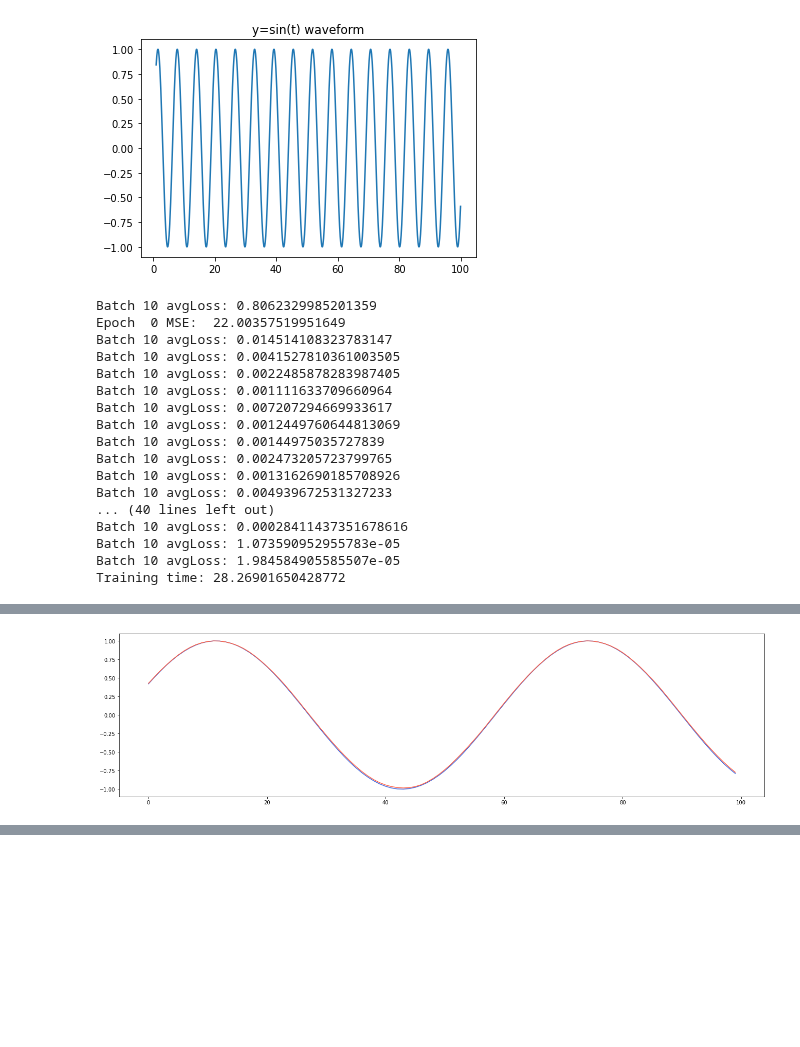
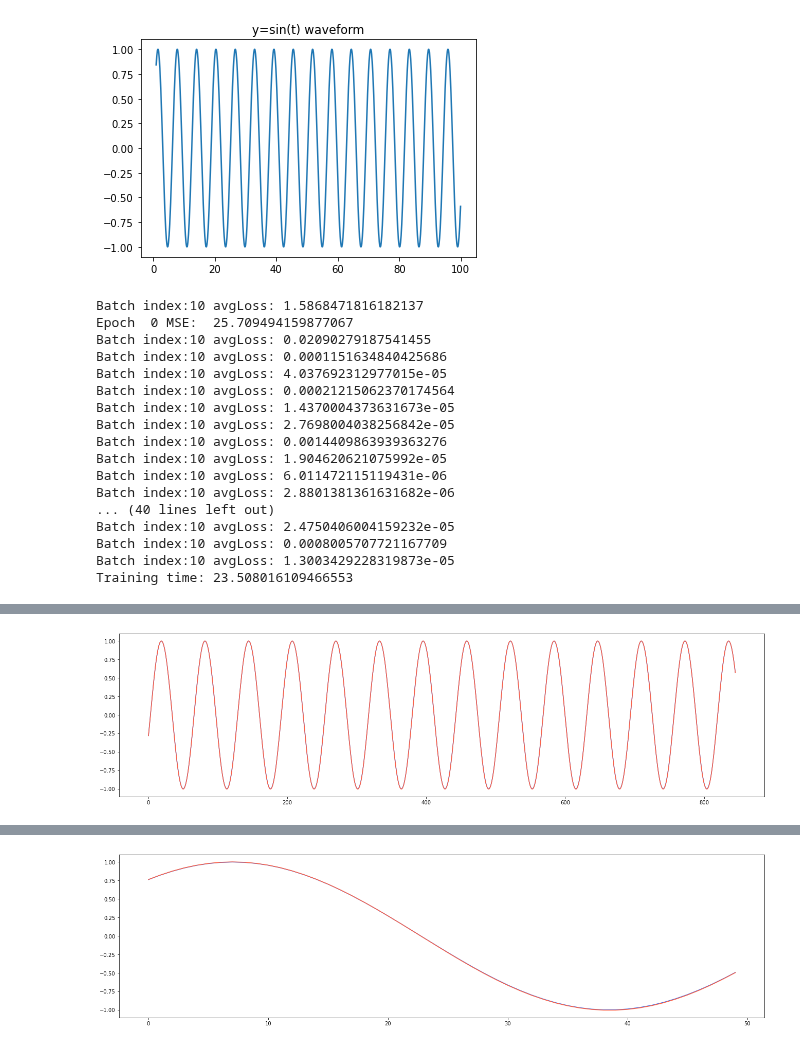
Before and after one commit to kaikai03/IndicatorLab, a Jupyter notebook: ind/Ind_LSTM.ipynb, the cells around one changed output, grey strips where cells are left out. Saved outputs shown, nothing was run; the diff lists cells and outputs as text; code cells hidden in the pictures; blank space fills up the shorter version.

```diff
--- a/ind/Ind_LSTM.ipynb
+++ b/ind/Ind_LSTM.ipynb
@@ -225,28 +227,29 @@ model_check_plot(model_criterion_optimiser[0], model_criterion_optimiser[1], pro
 # %%
 t=np.arange(1,100,0.1)
 x=np.sin(t)
-x_train,x_test, y_train, y_test, train_loader, test_loader = preprocess(x, 20, 10, train_suffle=False, scaler=None, test_size=.01, verbose=False, return_base=True)
-model_criterion_optimiser = lstm_train(train_loader, input_size=1, hidden_size=80, num_stacked_layers=3,
+x_train,x_test, y_train, y_test, train_loader, test_loader = preprocess(x, 50, 10, train_suffle=False, scaler=None, test_size=.01, verbose=False, return_base=True)
+model_criterion_optimiser = lstm_train(train_loader, input_size=1, hidden_size=180, num_stacked_layers=1,
                                    model_criterion_optimiser=None,
                                    output_size=1, num_epochs=50,historys=None,verbose=True)
 # %% [output]
-Batch 10 avgLoss: 0.8062329985201359
-Epoch  0 MSE:  22.00357519951649
-Batch 10 avgLoss: 0.014514108323783147
-Batch 10 avgLoss: 0.0041527810361003505
-Batch 10 avgLoss: 0.0022485878283987405
-Batch 10 avgLoss: 0.001111633709660964
-Batch 10 avgLoss: 0.007207294669933617
-Batch 10 avgLoss: 0.0012449760644813069
-Batch 10 avgLoss: 0.00144975035727839
-Batch 10 avgLoss: 0.002473205723799765
-Batch 10 avgLoss: 0.0013162690185708926
-Batch 10 avgLoss: 0.004939672531327233
+Batch index:10 avgLoss: 1.5868471816182137
+Epoch  0 MSE:  25.709494159877067
+Batch index:10 avgLoss: 0.02090279187541455
+Batch index:10 avgLoss: 0.0001151634840425686
+Batch index:10 avgLoss: 4.037692312977015e-05
+Batch index:10 avgLoss: 0.00021215062370174564
+Batch index:10 avgLoss: 1.4370004373631673e-05
+Batch index:10 avgLoss: 2.7698004038256842e-05
+Batch index:10 avgLoss: 0.0014409863939363276
+Batch index:10 avgLoss: 1.904620621075992e-05
+Batch index:10 avgLoss: 6.011472115119431e-06
+Batch index:10 avgLoss: 2.8801381361631682e-06
 ... (40 lines left out)
-Batch 10 avgLoss: 0.00028411437351678616
-Batch 10 avgLoss: 1.073590952955783e-05
-Batch 10 avgLoss: 1.984584905585507e-05
-Training time: 28.26901650428772
+Batch index:10 avgLoss: 2.4750406004159232e-05
+Batch index:10 avgLoss: 0.0008005707721167709
+Batch index:10 avgLoss: 1.3003429228319873e-05
+Training time: 23.508016109466553
 # %%
-model_check_plot(model_criterion_optimiser[0], model_criterion_optimiser[1], x_train[100:200], y_train[100:200])
+model_check_plot(model_criterion_optimiser[0], model_criterion_optimiser[1], x_train, y_train)
+model_check_plot(model_criterion_optimiser[0], model_criterion_optimiser[1], x_train[200:250], y_train[200:250])
 # %% [output]
@@ -255 +258 @@ validate loss: 0.00012 ,avg loss: 0.00000116
-[figure, old version]
+[figure, new version]
@@ -255,0 +261 @@ validate loss: 0.00012 ,avg loss: 0.00000116
+[figure, added]
```
Also changed, not shown: parts of 2 cells of this notebook.
